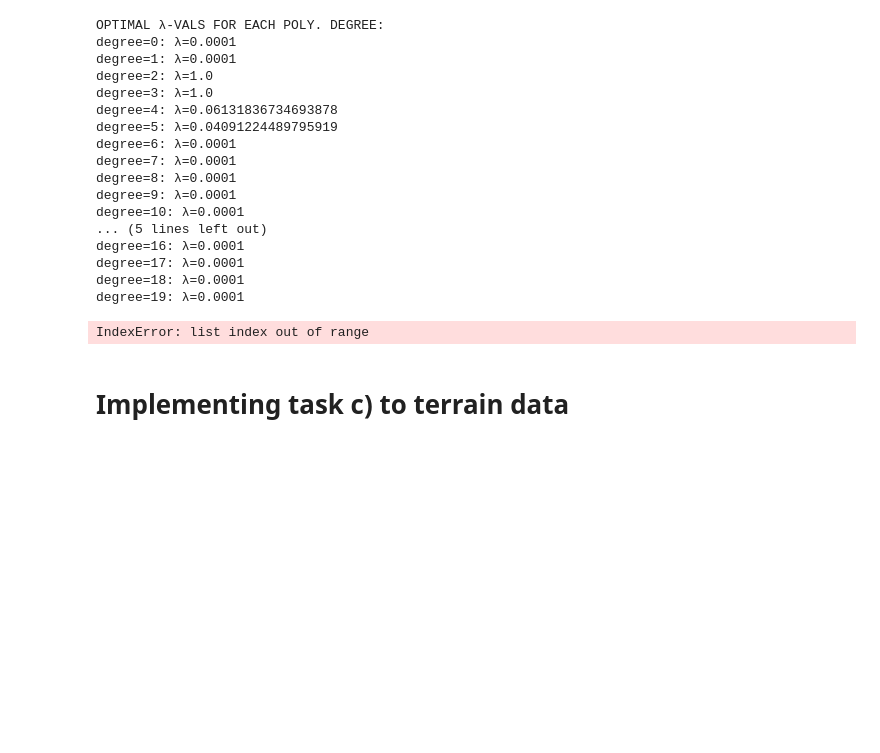
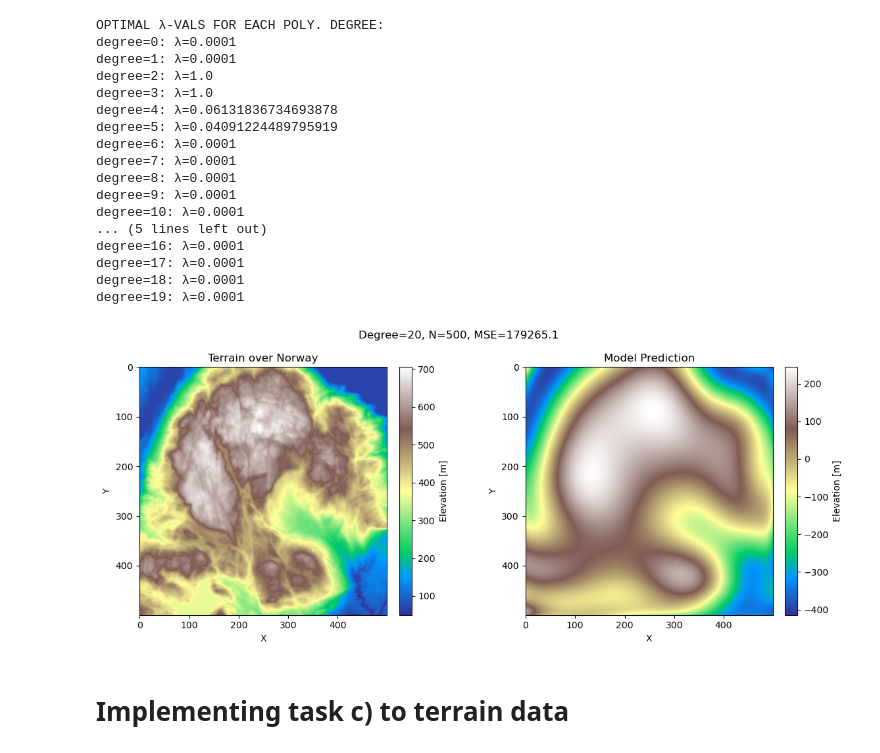
Before and after one commit to LassePladsen/FYS-STK3155-projects, a Jupyter notebook: project1/source_code/part_g_real_data.ipynb, the cells around one changed output. Cells and saved outputs as stored; diff of their text form; code cells hidden in the pictures; blank space fills up the shorter version.

```diff
--- a/project1/source_code/part_g_real_data.ipynb
+++ b/project1/source_code/part_g_real_data.ipynb
@@ -442,36 +443,36 @@ COLORMAP = "terrain"  # color map for countour plots
 MSE_model_fit = MSE(z.flatten(), z_pred.flatten())
 
 # Create a figure with two subplots
 fig, axs = plt.subplots(1, 2, figsize=(12, 5))
-fig.suptitle(f"Degree={maxdegree}, {N=}, MSE={MSE_model_fit,2)}")
+fig.suptitle(f"Degree={maxdegree}, {N=}, MSE={round(MSE_model_fit,2)}")
 
 # Keyword arguments to fit colorbar height to the plots
 frac = 0.046
 pad = 0.04
 
 # Plot the original terrain data on the left subplot
 axs[0].set_title('Terrain over Norway')
 im1 = axs[0].imshow(z, cmap=COLORMAP, origin='upper')
 axs[0].set_xlabel('X')
 axs[0].set_ylabel('Y')
 axs[0].set_aspect('equal')  # Set aspect ratio to equal
 fig.colorbar(im1, ax=axs[0], label="Elevation [m]", fraction=frac, pad=pad)
 
 # Plot the predicted terrain on the right subplot
 axs[1].set_title('Model Prediction')
 im2 = axs[1].imshow(z_pred, cmap=COLORMAP, origin='upper')
 axs[1].set_xlabel('X')
 axs[1].set_ylabel('Y')
 axs[1].set_aspect('equal')  # Set aspect ratio to equal
 fig.colorbar(im2, ax=axs[1], label="Elevation [m]", fraction=frac, pad=pad)
 
 # Adjust spacing between subplots
 plt.tight_layout()
-
+plt.savefig(FIGURES_DIR / "part_g_task_b_model.png")
 # Show the figure with both subplots
 plt.show()
 # %% [output]
-IndexError: list index out of range
+[figure, added]
 # %% [markdown]
 # Implementing task c) to terrain data
 # %%
```
Also changed, not shown: parts of 12 cells of this notebook, 7 other files.
